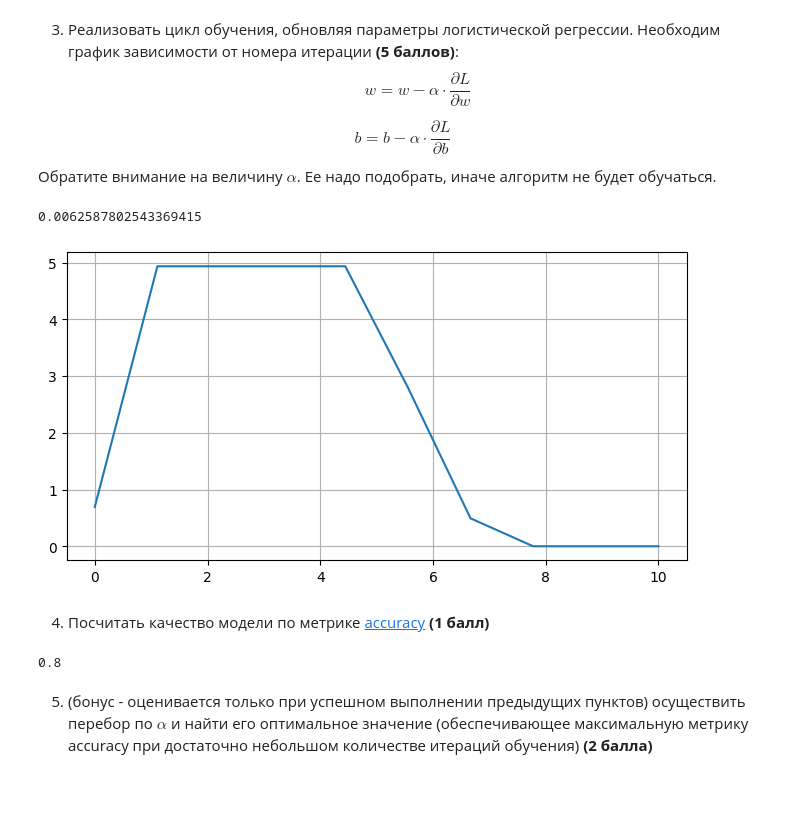
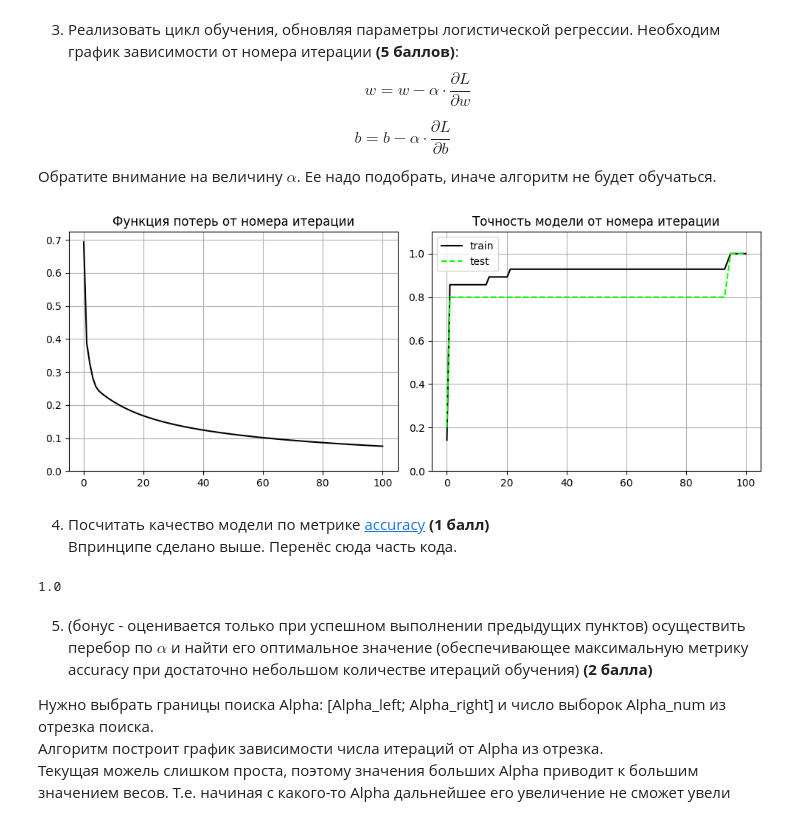
Before and after one commit to DartSuslik42/Workshop-DL, a Jupyter notebook: HW_1/main.ipynb, the cells around one changed output. Cells and saved outputs as stored; diff of their text form; code cells hidden in the pictures; blank space fills up the shorter version.

```diff
--- a/HW_1/main.ipynb
+++ b/HW_1/main.ipynb
@@ -122,6 +122,7 @@ class LogisticRegression:
         return self.sigmoid(z)
 
     def sigmoid(self, z):
+        z = np.clip(z, -500, 500)
         return 1 / (1 + np.exp(-z))
 
 class Loss:
@@ -176,32 +177,55 @@ $$b = b - \alpha \cdot \frac{\partial L}{\partial b}$$
 # %%
 model = LogisticRegression(256**2)
 loss = Loss()
-optimizer = Optimizer(0.1)
+optimizer = Optimizer(0.001)
 
-MAX_ITER = 10
+MAX_ITER = 100
 loss_array = np.zeros(MAX_ITER)
+accuracy_train = np.zeros(MAX_ITER)
+accuracy_test = np.zeros(MAX_ITER)
 
 for i in range(MAX_ITER):
     model_prediction = model.forward(dataset_train_data)
+
     loss_array[i] = loss(model_prediction, dataset_train_labels)
+    accuracy_train[i] = accuracy_score(dataset_train_labels, np.where(model.forward(dataset_train_data)> 0.5, 1, 0))
+    accuracy_test[i] = accuracy_score(dataset_test_labels, np.where(model.forward(dataset_test_data)> 0.5, 1, 0))
+
     dw, db = loss.backward(model_prediction, dataset_train_labels, dataset_train_data)
     optimizer.step(model, dw, db)
 
-print(np.average(np.abs(model.w)))
+plt.figure(figsize=(10, 4))
 
-plt.figure(figsize=(8, 4))
-plt.plot(np.linspace(0, MAX_ITER, MAX_ITER), loss_array)
+plt.subplot(1, 2, 1)
+plt.plot(np.linspace(0, MAX_ITER, MAX_ITER), loss_array, color="black")
+plt.ylim(0,None)
+plt.title("Функция потерь от номера итерации")
 plt.grid(True)
+
+plt.subplot(1, 2, 2)
+plt.ylim(0,1.1)
+plt.grid(True)
+plt.plot(np.linspace(0, MAX_ITER, MAX_ITER), accuracy_train, label="train", color="black")
+plt.plot(np.linspace(0, MAX_ITER, MAX_ITER), accuracy_test, label="test", linestyle="--", color="lime")
+plt.title("Точность модели от номера итерации")
+plt.legend()
+
+plt.tight_layout()
 plt.show()
 # %% [output]
-0.0062587802543369415
-[figure, old version]
+[figure, new version]
 # %% [markdown]
 4. Посчитать качество модели по метрике [accuracy](https://scikit-learn.org/stable/modules/generated/sklearn.metrics.accuracy_score.html) **(1 балл)**
+Впринципе сделано выше. Перенёс сюда часть кода.
 # %%
 model_prediction = np.where(model.forward(dataset_test_data)> 0.5, 1, 0)
 print(accuracy_score(dataset_test_labels, model_prediction))
+# (0 .. 1), где 1 - Good
 # %% [output]
-0.8
+1.0
 # %% [markdown]
 5. (бонус - оценивается только при успешном выполнении предыдущих пунктов) осуществить перебор по $\alpha$ и найти его оптимальное значение (обеспечивающее максимальную метрику accuracy при достаточно небольшом количестве итераций обучения) **(2 балла)**
+
+Нужно выбрать границы поиска Alpha: \[Alpha_left; Alpha_right] и число выборок Alpha_num из отрезка поиска.
+Алгоритм построит график зависимости числа итераций от Alpha из отрезка.
+Текущая можель слишком проста, поэтому значения больших Alpha приводит к большим значением весов. Т.е. начиная с какого-то Alpha дальнейшее его увеличение не сможет увели
```
Also changed, not shown: parts of 1 cell of this notebook.
